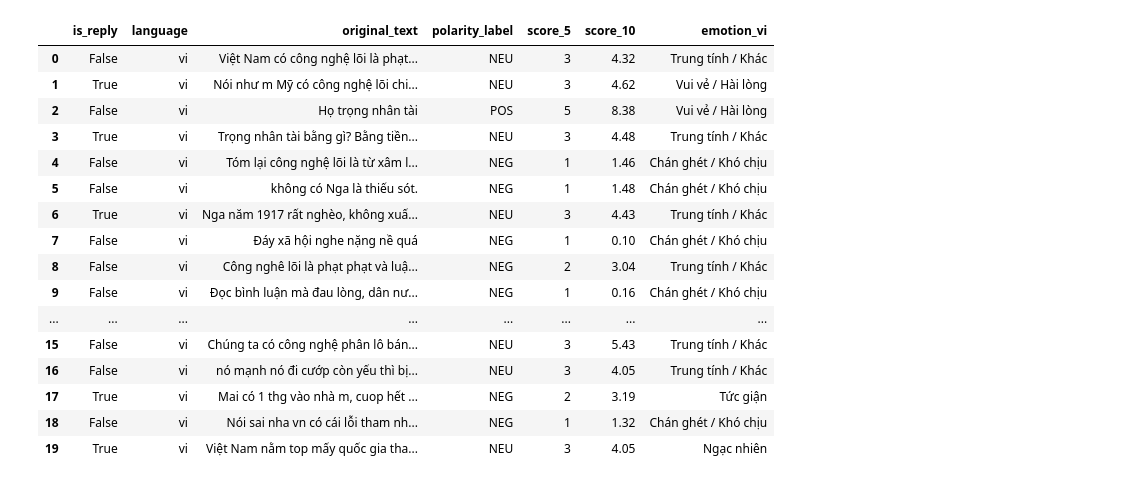
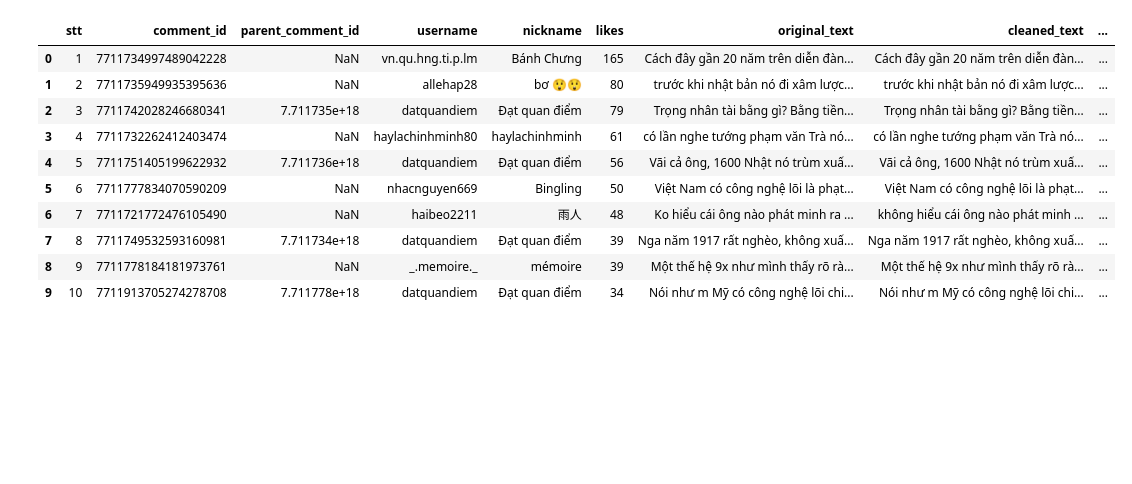
Before and after one commit to ForgetK05/Sentiment-Analysis, a Jupyter notebook: main.ipynb, the cells around one changed output. Drawn from its saved outputs; the diff is of its cells as text; code cells hidden in the pictures; blank space fills up the shorter version.

```diff
--- a/main.ipynb
+++ b/main.ipynb
@@ -83,8 +69,6 @@ Chọn nguồn dữ liệu đầu vào:
 # === CHẠY TOÀN BỘ PIPELINE ===
 if INPUT_MODE == "url" and not TIKTOK_URL:
     raise ValueError("Vui lòng nhập link TikTok vào biến TIKTOK_URL.")
-if INPUT_MODE == "file" and not COMMENTS_FILE:
-    raise ValueError("Vui lòng nhập đường dẫn file bình luận vào biến COMMENTS_FILE.")
 if INPUT_MODE == "folder" and not INPUT_DIR:
     raise ValueError("Vui lòng nhập đường dẫn thư mục vào biến INPUT_DIR.")
 
@@ -92,12 +76,10 @@ pipeline = SentimentPipeline()
 report = pipeline.run(
     tiktok_url=TIKTOK_URL if INPUT_MODE == "url" else None,
     input_dir=INPUT_DIR if INPUT_MODE == "folder" else None,
-    media_input=MEDIA_INPUT if INPUT_MODE != "url" else None,
-    comments_source=COMMENTS_FILE if INPUT_MODE == "file" else None,
-    caption=CAPTION,
     enable_audio=ENABLE_AUDIO,
     run_media_analysis=RUN_MEDIA_ANALYSIS,
-    text_column=TEXT_COLUMN,
+    force_reanalyze_media=FORCE_REANALYZE_MEDIA,
+    prepare_only=PREPARE_ONLY,
     run_ai_audit=RUN_AI_AUDIT,
     audit_limit=AUDIT_LIMIT,
     max_comments=MAX_COMMENTS,
@@ -109,9 +91,13 @@ report = pipeline.run(
 )
 
 run_name = report["run_name"]
-print(f"-> Kết quả xử lý xuất tại: {OUTPUT_DIR / run_name}")
+if report.get("prepare_only"):
+    print(f"-> Đã chuẩn bị xong dữ liệu tại: {report.get('data_dir')}")
+    print(f"-> Tệp media_context.json: {report.get('media_context_path')}")
+else:
+    print(f"-> Kết quả xử lý xuất tại: {OUTPUT_DIR / run_name}")
 
 if report.get("media_analysis"):
-    print("\n=== GIAI ĐOẠN 1: NGỮ CẢNH VIDEO / ẢNH (GEMMA 4 E2B) ===")
+    print("\n=== NỘI DUNG VIDEO / ẢNH (media_context.json) ===")
     print(json.dumps(report["media_analysis"], ensure_ascii=False, indent=2))
 # %% [output]
@@ -150,40 +124,31 @@ if report.get("media_analysis"):
 }
 # %%
 # === XEM KẾT QUẢ TÁCH BIỆT COMMENT SẠCH, CHI TIẾT MÔ HÌNH & COMMENT NHIỄU ===
-print("=== THỐNG KÊ LỌC NHIỄU & NGÔN NGỮ ===")
-print(json.dumps(report["noise_filter_summary"], ensure_ascii=False, indent=2))
-if report.get("sentiment_summary"):
-    print("Phân bố ngôn ngữ hợp lệ:", report["sentiment_summary"]["language_counts"])
+if report.get("prepare_only"):
+    print("Đang ở chế độ PREPARE_ONLY=True (chưa chạy Giai đoạn 2 & 3). Hãy đặt PREPARE_ONLY=False để phân tích cảm xúc.")
+else:
+    print("=== THỐNG KÊ LỌC NHIỄU & NGÔN NGỮ ===")
+    print(json.dumps(report["noise_filter_summary"], ensure_ascii=False, indent=2))
+    if report.get("sentiment_summary"):
+        print("Phân bố ngôn ngữ hợp lệ:", report["sentiment_summary"]["language_counts"])
+        if report["sentiment_summary"].get("on_topic_summary"):
+            print("Thống kê nhóm bám sát nội dung video:", json.dumps(report["sentiment_summary"]["on_topic_summary"], ensure_ascii=False, indent=2))
 
-exported = report.get("exported_files", {})
-if "cleaned_final_results_csv" in exported:
-    df_summary = pd.read_csv(exported["cleaned_final_results_csv"], encoding="utf-8-sig")
-    print(f"\nBảng tóm gọn các cột chính (cleaned_final_results.csv — {len(df_summary.columns)} cột): {len(df_summary)} dòng")
-    display(df_summary.head(20))
+    exported = report.get("exported_files", {})
+    if "final_results_csv" in exported:
+        df_clean = pd.read_csv(exported["final_results_csv"], encoding="utf-8-sig")
+        print(f"\nBảng kết quả dễ đọc (final_results.csv — {len(df_clean.columns)} cột, đã sắp theo lượt thích giảm dần): {len(df_clean)} dòng")
+        display(df_clean.head(20))
 
-if "final_results_csv" in exported:
-    df_clean = pd.read_csv(exported["final_results_csv"], encoding="utf-8-sig")
-    df_clean.columns = [c.split("\n", 1)[0] for c in df_clean.columns]
-    preview_cols = [
-        c for c in [
-            "is_reply", "language", "original_text", "polarity_label", "score_5", "score_10",
-            "emotion_vi", "gemma_polarity", "gemma_emotion_vi", "gemma_score_5",
-            "gemma_is_sarcasm", "gemma_reason"
-        ] if c in df_clean.columns
-    ]
-    print(f"\nBảng thuộc tính hữu ích (final_results.csv — {len(df_clean.columns)} cột): {len(df_clean)} dòng")
-    display(df_clean[preview_cols].head(20))
+    if "detailed_model_outputs_csv" in exported:
+        df_detail = pd.read_csv(exported["detailed_model_outputs_csv"], encoding="utf-8-sig")
+        print(f"\nBảng chi tiết mô hình, ngữ cảnh video & xác suất (detailed_model_outputs.csv — {len(df_detail.columns)} cột): {len(df_detail)} dòng")
+        display(df_detail.head(10))
 
-if "detailed_model_outputs_csv" in exported:
-    df_detail = pd.read_csv(exported["detailed_model_outputs_csv"], encoding="utf-8-sig")
-    df_detail.columns = [c.split("\n", 1)[0] for c in df_detail.columns]
-    print(f"\nBảng chi tiết mô hình & xác suất (detailed_model_outputs.csv — {len(df_detail.columns)} cột): {len(df_detail)} dòng")
-    display(df_detail.head(10))
-
-if "filtered_noise_csv" in exported:
-    df_noise = pd.read_csv(exported["filtered_noise_csv"], encoding="utf-8-sig")
-    print(f"\nSố comment bị lọc nhiễu (filtered_noise.csv): {len(df_noise)}")
-    display(df_noise.head(20))
+    if "filtered_noise_csv" in exported:
+        df_noise = pd.read_csv(exported["filtered_noise_csv"], encoding="utf-8-sig")
+        print(f"\nSố comment bị lọc nhiễu (filtered_noise.csv): {len(df_noise)}")
+        display(df_noise.head(20))
 # %% [output]
 === THỐNG KÊ LỌC NHIỄU & NGÔN NGỮ ===
 {
@@ -219,17 +188,11 @@ Bảng thuộc tính hữu ích (final_results.csv — 18 cột): 197 dòng
-|  | is_reply | language | original_text | polarity_label | score_5 | score_10 | emotion_vi |
-| 0 | False | vi | Việt Nam có công nghệ lõi là phạt... | NEU | 3 | 4.32 | Trung tính / Khác |
-| 1 | True | vi | Nói như m Mỹ có công nghệ lõi chi... | NEU | 3 | 4.62 | Vui vẻ / Hài lòng |
-| 2 | False | vi | Họ trọng nhân tài | POS | 5 | 8.38 | Vui vẻ / Hài lòng |
-| 3 | True | vi | Trọng nhân tài bằng gì? Bằng tiền... | NEU | 3 | 4.48 | Trung tính / Khác |
-| 4 | False | vi | Tóm lại công nghệ lõi là từ xâm l... | NEG | 1 | 1.46 | Chán ghét / Khó chịu |
-| 5 | False | vi | không có Nga là thiếu sót. | NEG | 1 | 1.48 | Chán ghét / Khó chịu |
-| 6 | True | vi | Nga năm 1917 rất nghèo, không xuấ... | NEU | 3 | 4.43 | Trung tính / Khác |
-| 7 | False | vi | Đáy xã hội nghe nặng nề quá | NEG | 1 | 0.10 | Chán ghét / Khó chịu |
-| 8 | False | vi | Công nghê lõi là phạt phạt và luậ... | NEG | 2 | 3.04 | Trung tính / Khác |
-| 9 | False | vi | Đọc bình luận mà đau lòng, dân nư... | NEG | 1 | 0.16 | Chán ghét / Khó chịu |
-| ... | ... | ... | ... | ... | ... | ... | ... |
-| 15 | False | vi | Chúng ta có công nghệ phân lô bán... | NEU | 3 | 5.43 | Trung tính / Khác |
-| 16 | False | vi | nó mạnh nó đi cướp còn yếu thì bị... | NEU | 3 | 4.05 | Trung tính / Khác |
-| 17 | True | vi | Mai có 1 thg vào nhà m, cuop hết ... | NEG | 2 | 3.19 | Tức giận |
-| 18 | False | vi | Nói sai nha vn có cái lỗi tham nh... | NEG | 1 | 1.32 | Chán ghét / Khó chịu |
-| 19 | True | vi | Việt Nam nằm top mấy quốc gia tha... | NEU | 3 | 4.05 | Ngạc nhiên |
+|  | stt | comment_id | parent_comment_id | username | nickname | likes | original_text | cleaned_text | ... |
+| 0 | 1 | 7711734997489042228 | NaN | vn.qu.hng.ti.p.lm | Bánh Chưng | 165 | Cách đây gần 20 năm trên diễn đàn... | Cách đây gần 20 năm trên diễn đàn... | ... |
+| 1 | 2 | 7711735949935395636 | NaN | allehap28 | bơ 😲😲 | 80 | trước khi nhật bản nó đi xâm lược... | trước khi nhật bản nó đi xâm lược... | ... |
+| 2 | 3 | 7711742028246680341 | 7.711735e+18 | datquandiem | Đạt quan điểm | 79 | Trọng nhân tài bằng gì? Bằng tiền... | Trọng nhân tài bằng gì? Bằng tiền... | ... |
+| 3 | 4 | 7711732262412403474 | NaN | haylachinhminh80 | haylachinhminh | 61 | có lần nghe tướng phạm văn Trà nó... | có lần nghe tướng phạm văn Trà nó... | ... |
+| 4 | 5 | 7711751405199622932 | 7.711736e+18 | datquandiem | Đạt quan điểm | 56 | Vãi cả ông, 1600 Nhật nó trùm xuấ... | Vãi cả ông, 1600 Nhật nó trùm xuấ... | ... |
+| 5 | 6 | 7711777834070590209 | NaN | nhacnguyen669 | Bingling | 50 | Việt Nam có công nghệ lõi là phạt... | Việt Nam có công nghệ lõi là phạt... | ... |
+| 6 | 7 | 7711721772476105490 | NaN | haibeo2211 | 雨人 | 48 | Ko hiểu cái ông nào phát minh ra ... | không hiểu cái ông nào phát minh ... | ... |
+| 7 | 8 | 7711749532593160981 | 7.711734e+18 | datquandiem | Đạt quan điểm | 39 | Nga năm 1917 rất nghèo, không xuấ... | Nga năm 1917 rất nghèo, không xuấ... | ... |
+| 8 | 9 | 7711778184181973761 | NaN | _.memoire._ | mémoire | 39 | Một thế hệ 9x như mình thấy rõ rà... | Một thế hệ 9x như mình thấy rõ rà... | ... |
+| 9 | 10 | 7711913705274278708 | 7.711778e+18 | datquandiem | Đạt quan điểm | 34 | Nói như m Mỹ có công nghệ lõi chi... | Nói như m Mỹ có công nghệ lõi chi... | ... |
```
Also changed, not shown: parts of 6 cells of this notebook, 32 other files.
